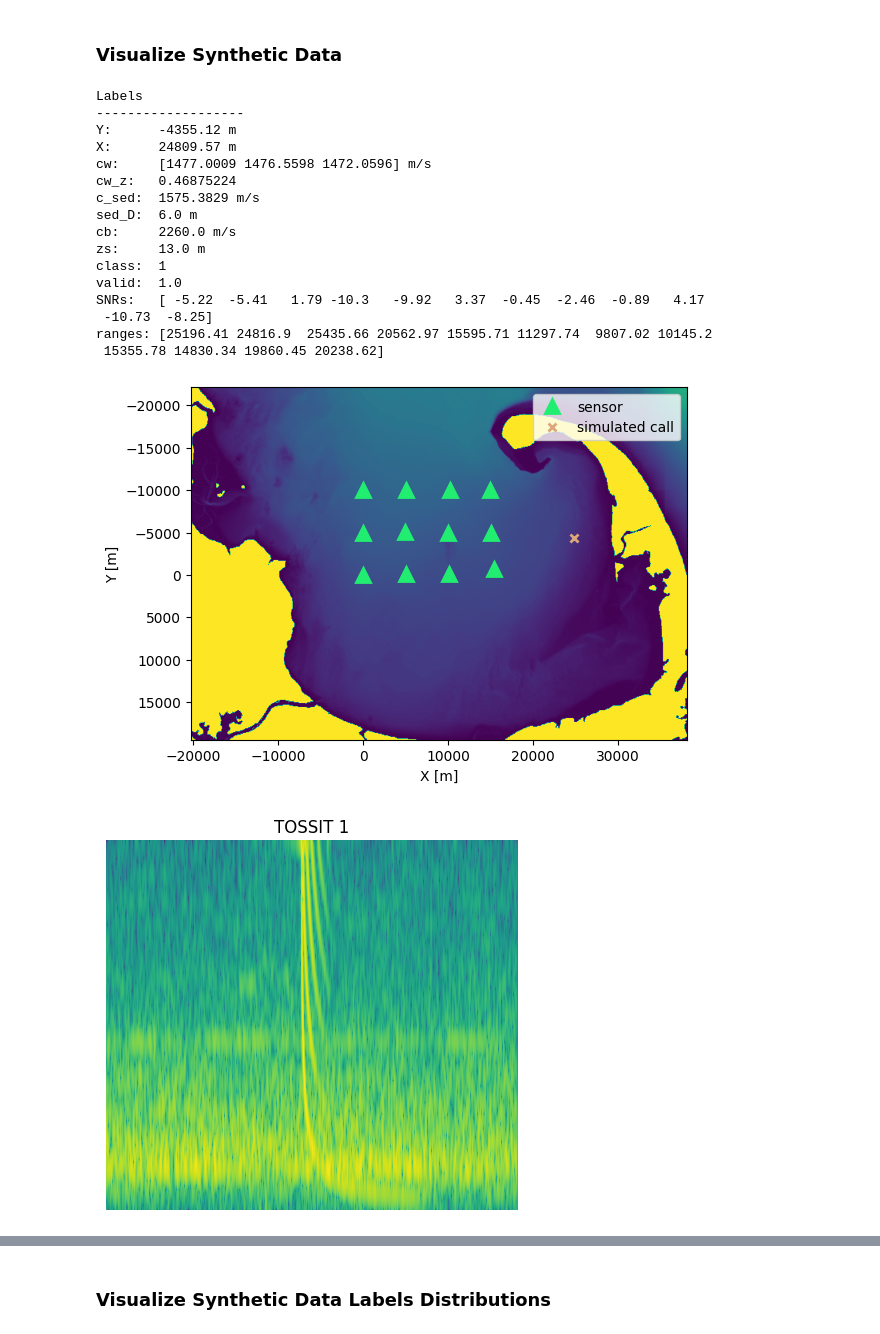
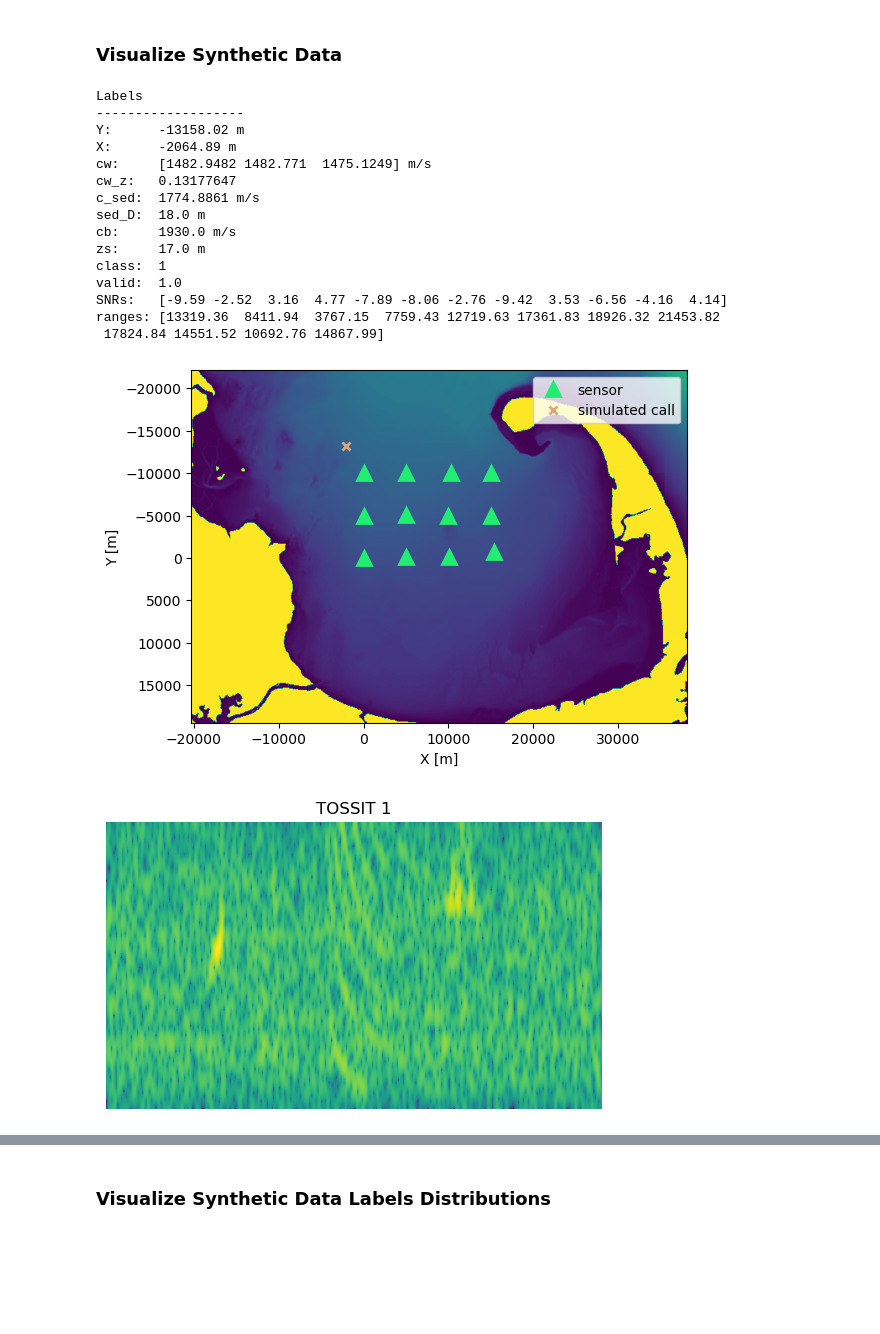
Before and after one commit to whoi-mars/Whale-Gunshot-Localization, a Jupyter notebook: create_dataset.ipynb, the cells around one changed output, grey strips where cells are left out. Saved outputs shown, nothing was run; the diff lists cells and outputs as text; code cells hidden in the pictures; blank space fills up the shorter version.

```diff
--- a/create_dataset.ipynb
+++ b/create_dataset.ipynb
@@ -281,7 +282,7 @@ Image.MAX_IMAGE_PIXELS = 729744000
 bathym = Image.open(os.path.join(config['dataset']['data_directory'], "mikesbathym.tif"))
 # %%
 # call selection
-call = 169980
+call = 16998
 
 with h5py.File(config['dataset']['data_directory'] + "/VDS_main.h5", 'r') as f:
     signals = f['data'][call,:,:]
@@ -310,44 +311,43 @@ with h5py.File(config['dataset']['data_directory'] + "/VDS_main.h5", 'r') as f:
     c = f['class_labels'][call].squeeze()
 
 plot_localization(np.asarray([[y_loc, x_loc]]), buffer=2000, bathym=bathym)
 
 for t in range(num_TOSSITs):
     spect = to_spect(signals[t])
     plt.figure()
     plt.imshow(spect.squeeze())
     plt.title(f"TOSSIT {t+1}")
     plt.axis('off')
 
 print("Labels")
 print("-------------------")
 print("Y:\t" + str(np.around(y_loc,2)) + " m")
 print("X:\t" + str(np.around(x_loc,2)) + " m")
 print("cw:\t" + str(cw) + " m/s")
 print("cw_z:\t" + str(cw_z))
 print("c_sed:\t" + str(c_sed) + " m/s")
 print("sed_D:\t" + str(sed_D) + " m")
 print("cb:\t" + str(cb) + " m/s")
 print("zs:\t" + str(zs) + " m")
 print("class:\t" + str(c))
 print("valid:\t" + str(valid))
 print("SNRs:\t" + str(np.around(snrs,2)))
 print("ranges:\t" + str(np.around(ranges,2)))
 # %% [output]
 Labels
 -------------------
-Y:      -4355.12 m
-X:      24809.57 m
-cw:     [1477.0009 1476.5598 1472.0596] m/s
-cw_z:   0.46875224
-c_sed:  1575.3829 m/s
-sed_D:  6.0 m
-cb:     2260.0 m/s
-zs:     13.0 m
+Y:      -13158.02 m
+X:      -2064.89 m
+cw:     [1482.9482 1482.771  1475.1249] m/s
+cw_z:   0.13177647
+c_sed:  1774.8861 m/s
+sed_D:  18.0 m
+cb:     1930.0 m/s
+zs:     17.0 m
 class:  1
 valid:  1.0
-SNRs:   [ -5.22  -5.41   1.79 -10.3   -9.92   3.37  -0.45  -2.46  -0.89   4.17
- -10.73  -8.25]
-ranges: [25196.41 24816.9  25435.66 20562.97 15595.71 11297.74  9807.02 10145.2
- 15355.78 14830.34 19860.45 20238.62]
+SNRs:   [-9.59 -2.52  3.16  4.77 -7.89 -8.06 -2.76 -9.42  3.53 -6.56 -4.16  4.14]
+ranges: [13319.36  8411.94  3767.15  7759.43 12719.63 17361.83 18926.32 21453.82
+ 17824.84 14551.52 10692.76 14867.99]
-[figure, old version]
+[figure, new version]
-[figure, old version]
+[figure, new version]
```
Also changed, not shown: parts of 4 cells of this notebook.
